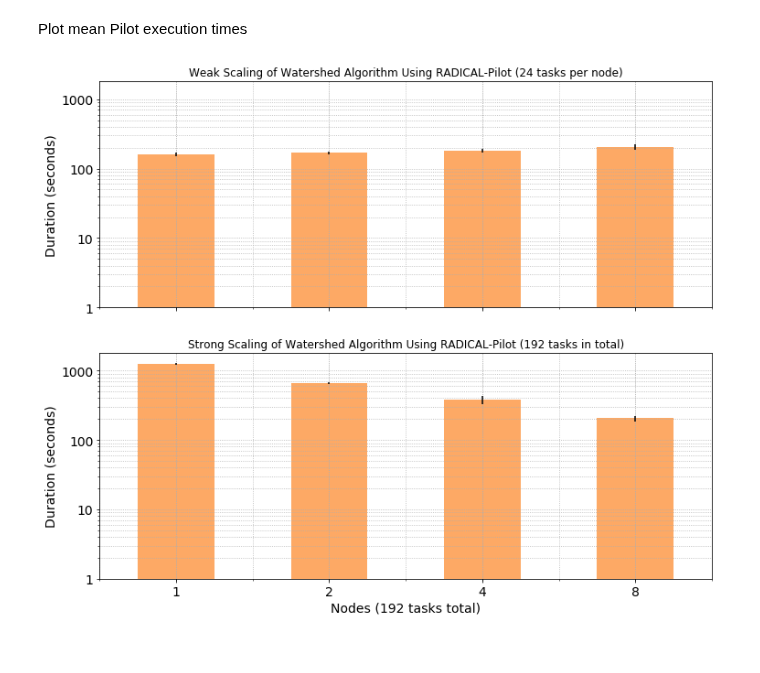
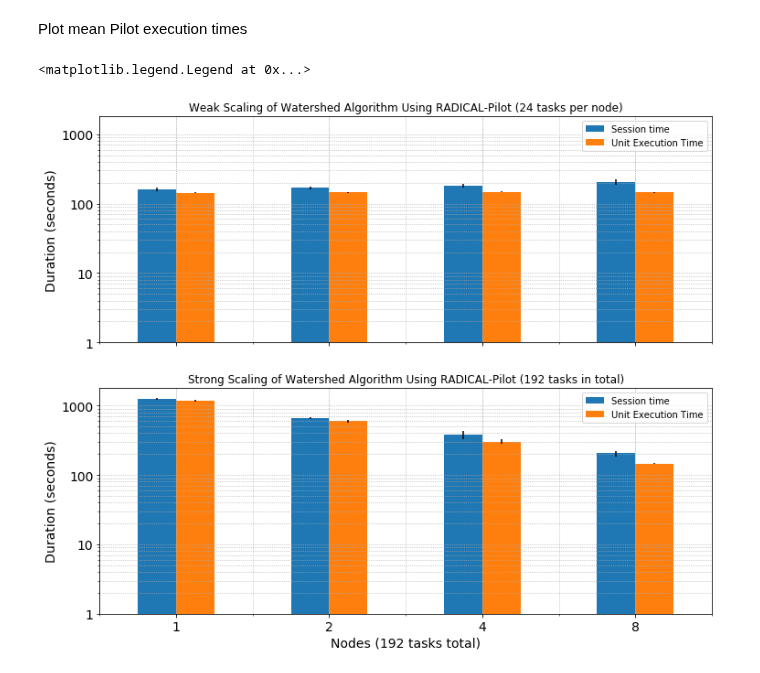
Before and after one commit to radical-experiments/midas_exps, a Jupyter notebook: watershed/Vanilla/rpV0.47.10/watershed_rp_plots.ipynb, the cells around one changed output. Cells and saved outputs as stored; diff of their text form; code cells hidden in the pictures.

Commit message:
watershed_rp plots with pilot and unit exec times

```diff
--- a/watershed/Vanilla/rpV0.47.10/watershed_rp_plots.ipynb
+++ b/watershed/Vanilla/rpV0.47.10/watershed_rp_plots.ipynb
@@ -58,42 +48,40 @@ Plot mean Pilot execution times
 # %%
 fig,axes = plt.subplots(nrows=2,ncols=1,sharex=True,sharey=True)
 fig.set_size_inches(12,10)
 width = 0.2
 
-pivot_kwargs = {
-    'columns' : 'Nodes',
-    'aggfunc' : lambda x : (sum(x) / len(x))
-}
-
 shared_kwargs = {'kind'     : 'bar',
-                 'x'        : 'Nodes',
-                 'y'        : 'mean',
-                 'yerr'     : 'std',
-                 'color'    : oranges(100),
-                 'legend'   : False,
+#                  'legend'   : False,
                  'log'      : True,
                  'fontsize' : 14
                 }
 
-weak_title      = {'title'  : 'Weak Scaling of Watershed Algorithm Using RADICAL-Pilot (24 tasks per node)','ax':axes[0]}
+weak_title    = {'title'    : 'Weak Scaling of Watershed Algorithm Using RADICAL-Pilot (24 tasks per node)',
+                 'ax'       : axes[0],
+                 'yerr'     : weak_error
+                  }
+strong_title  = {'title'    : 'Strong Scaling of Watershed Algorithm Using RADICAL-Pilot (192 tasks in total)',
+                 'ax'       : axes[1],
+                 'yerr'     : strong_error
+                }
+
 weak_kwargs     = merge_dicts(shared_kwargs, weak_title)
-weakdf_grouped  = weakdf.pivot_table(**pivot_kwargs).transpose().reset_index()
-weak_scale_plot = weakdf_grouped.plot(**weak_kwargs)
+weak_scale_plot = weak_mean.plot(**weak_kwargs)
 weak_scale_plot.set_ylabel('Duration (seconds)',fontsize=14)
 weak_scale_plot.set_yticks([1, 10, 100, 1000])
 weak_scale_plot.set_yticklabels(['1','10','100','1000'],fontsize=14)
 weak_scale_plot.grid('on',which='both',linestyle=':')
+axes[0].legend(['Pilot Execution', 'Unit Execution Time'])
 
-
-strong_title      = {'title'  : 'Strong Scaling of Watershed Algorithm Using RADICAL-Pilot (192 tasks in total)','ax':axes[1]}
 strong_kwargs     = merge_dicts(shared_kwargs, strong_title)
-strongdf_grouped  = strongdf.pivot_table(**pivot_kwargs).transpose().reset_index()
-strong_scale_plot = strongdf_grouped.plot(**strong_kwargs)
+strong_scale_plot = strong_mean.plot(**strong_kwargs)
 strong_scale_plot.set_ylabel('Duration (seconds)',fontsize=14)
 strong_scale_plot.set_xlabel('Nodes (192 tasks total)',fontsize=14)
 strong_scale_plot.set_yticks([1, 10, 100, 1000])
 strong_scale_plot.set_yticklabels(['1','10','100','1000'],fontsize=14)
 strong_scale_plot.set_xticklabels(['1','2','4','8'],rotation=0,fontsize=14)
 strong_scale_plot.grid('on',which='both',linestyle=':')
+axes[1].legend(['Session time', 'Unit Execution Time'])
 # %% [output]
+<matplotlib.legend.Legend at 0x...>
-[figure, old version]
+[figure, new version]
```
Also changed, not shown: parts of 2 cells of this notebook, 7 other files.
